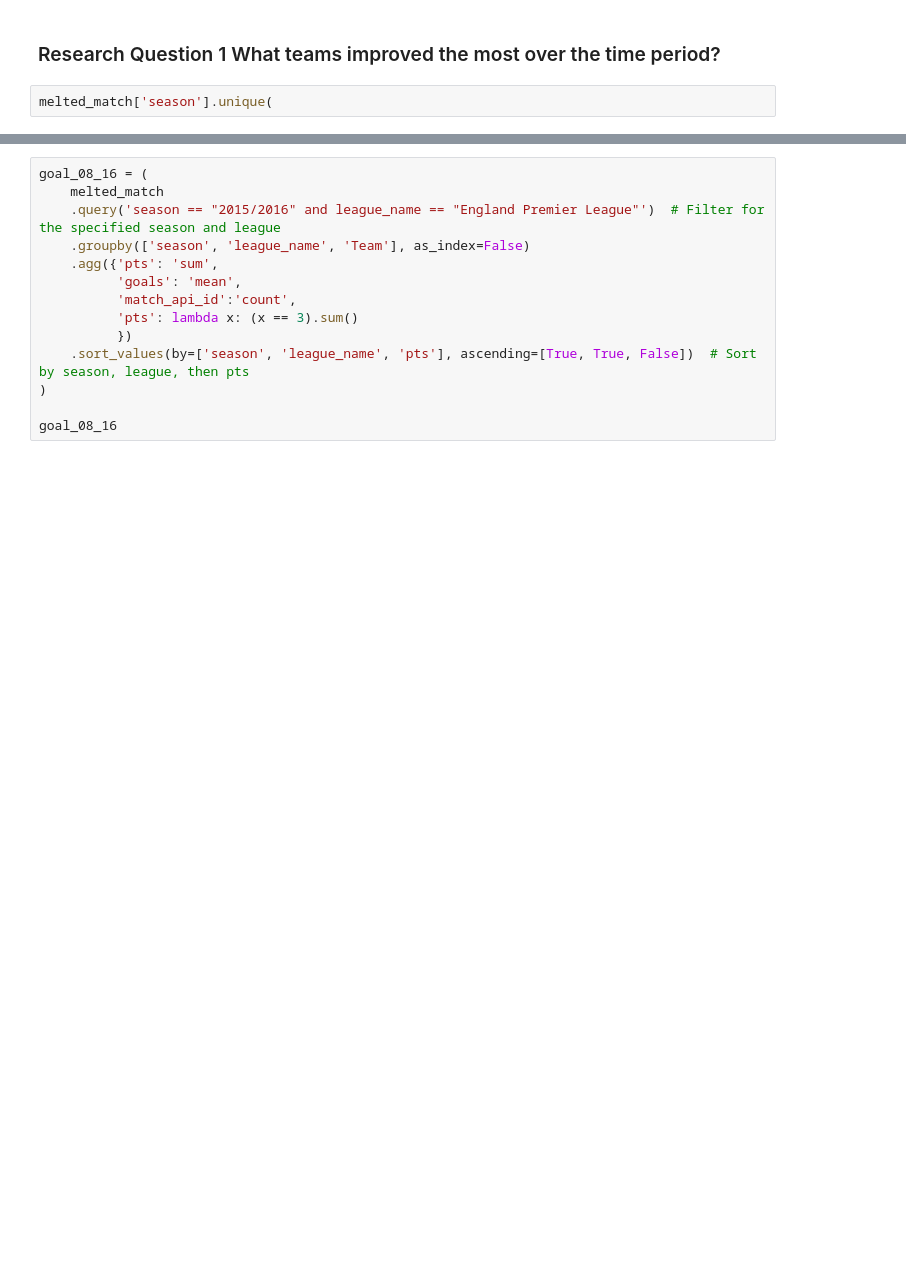
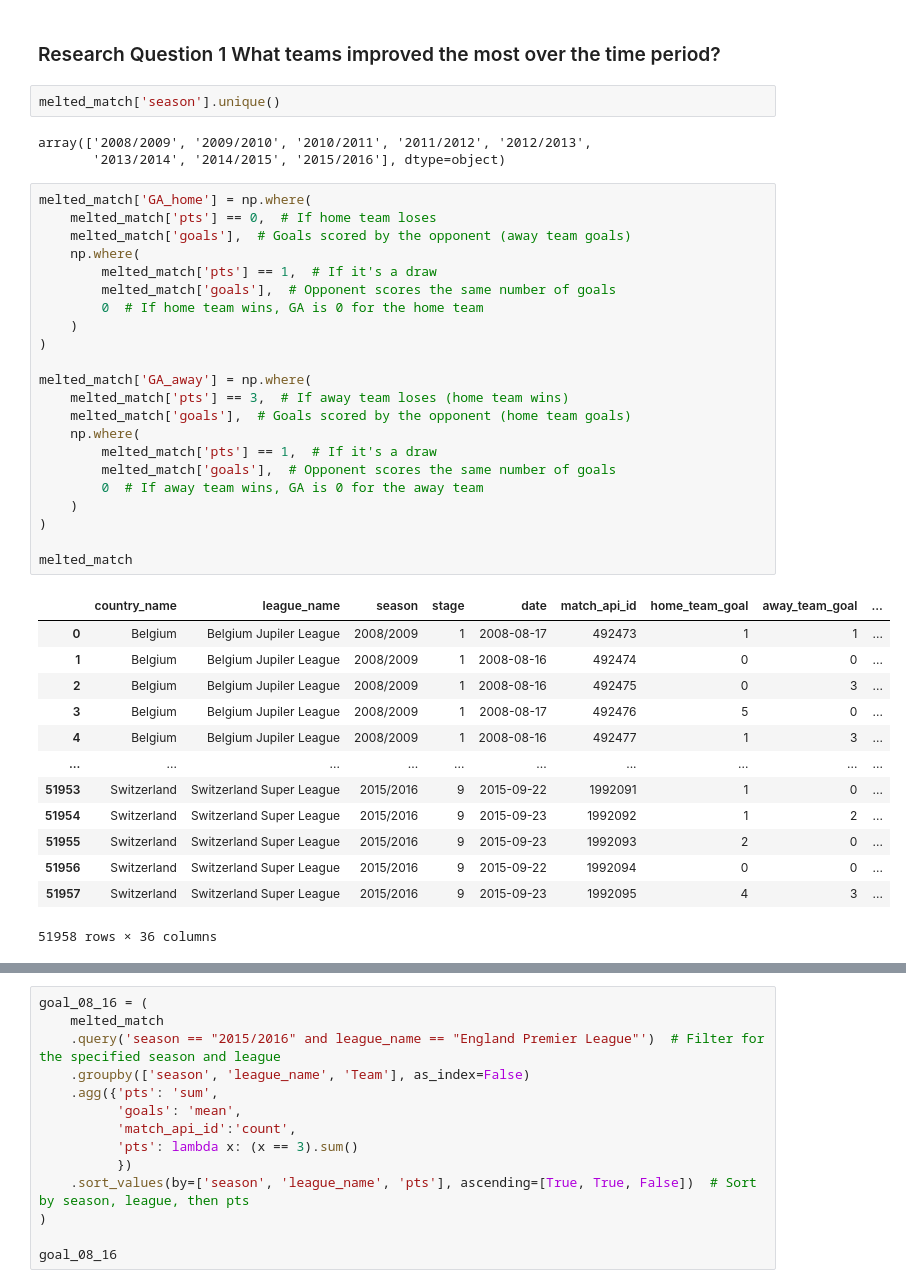
Before and after one commit to Daviedavie100/Investigating_dataset_project, a Jupyter notebook: Investigate_a_Dataset.ipynb, the cells around one changed output, grey strips where cells are left out. Saved outputs shown, nothing was run; the diff lists cells and outputs as text; blank space fills up the shorter version.

```diff
--- a/Investigate_a_Dataset.ipynb
+++ b/Investigate_a_Dataset.ipynb
@@ -1085,7 +1339,46 @@ def plot_visual(data, data2, visual_type):
 # %% [markdown]
 ### Research Question 1 What teams improved the most over the time period?
 # %%
-melted_match['season'].unique(
+melted_match['season'].unique()
+# %% [output]
+array(['2008/2009', '2009/2010', '2010/2011', '2011/2012', '2012/2013',
+       '2013/2014', '2014/2015', '2015/2016'], dtype=object)
+# %%
+melted_match['GA_home'] = np.where(
+    melted_match['pts'] == 0,  # If home team loses
+    melted_match['goals'],  # Goals scored by the opponent (away team goals)
+    np.where(
+        melted_match['pts'] == 1,  # If it's a draw
+        melted_match['goals'],  # Opponent scores the same number of goals
+        0  # If home team wins, GA is 0 for the home team
+    )
+)
+
+melted_match['GA_away'] = np.where(
+    melted_match['pts'] == 3,  # If away team loses (home team wins)
+    melted_match['goals'],  # Goals scored by the opponent (home team goals)
+    np.where(
+        melted_match['pts'] == 1,  # If it's a draw
+        melted_match['goals'],  # Opponent scores the same number of goals
+        0  # If away team wins, GA is 0 for the away team
+    )
+)
+
+melted_match
+# %% [output]
+|  | country_name | league_name | season | stage | date | match_api_id | home_team_goal | away_team_goal | ... |
+| 0 | Belgium | Belgium Jupiler League | 2008/2009 | 1 | 2008-08-17 | 492473 | 1 | 1 | ... |
+| 1 | Belgium | Belgium Jupiler League | 2008/2009 | 1 | 2008-08-16 | 492474 | 0 | 0 | ... |
+| 2 | Belgium | Belgium Jupiler League | 2008/2009 | 1 | 2008-08-16 | 492475 | 0 | 3 | ... |
+| 3 | Belgium | Belgium Jupiler League | 2008/2009 | 1 | 2008-08-17 | 492476 | 5 | 0 | ... |
+| 4 | Belgium | Belgium Jupiler League | 2008/2009 | 1 | 2008-08-16 | 492477 | 1 | 3 | ... |
+| ... | ... | ... | ... | ... | ... | ... | ... | ... | ... |
+| 51953 | Switzerland | Switzerland Super League | 2015/2016 | 9 | 2015-09-22 | 1992091 | 1 | 0 | ... |
+| 51954 | Switzerland | Switzerland Super League | 2015/2016 | 9 | 2015-09-23 | 1992092 | 1 | 2 | ... |
+| 51955 | Switzerland | Switzerland Super League | 2015/2016 | 9 | 2015-09-23 | 1992093 | 2 | 0 | ... |
+| 51956 | Switzerland | Switzerland Super League | 2015/2016 | 9 | 2015-09-22 | 1992094 | 0 | 0 | ... |
+| 51957 | Switzerland | Switzerland Super League | 2015/2016 | 9 | 2015-09-23 | 1992095 | 4 | 3 | ... |
+51958 rows × 36 columns
 # %%
 goal_08_16 = (
     melted_match
```
Also changed, not shown: parts of 20 cells of this notebook.
